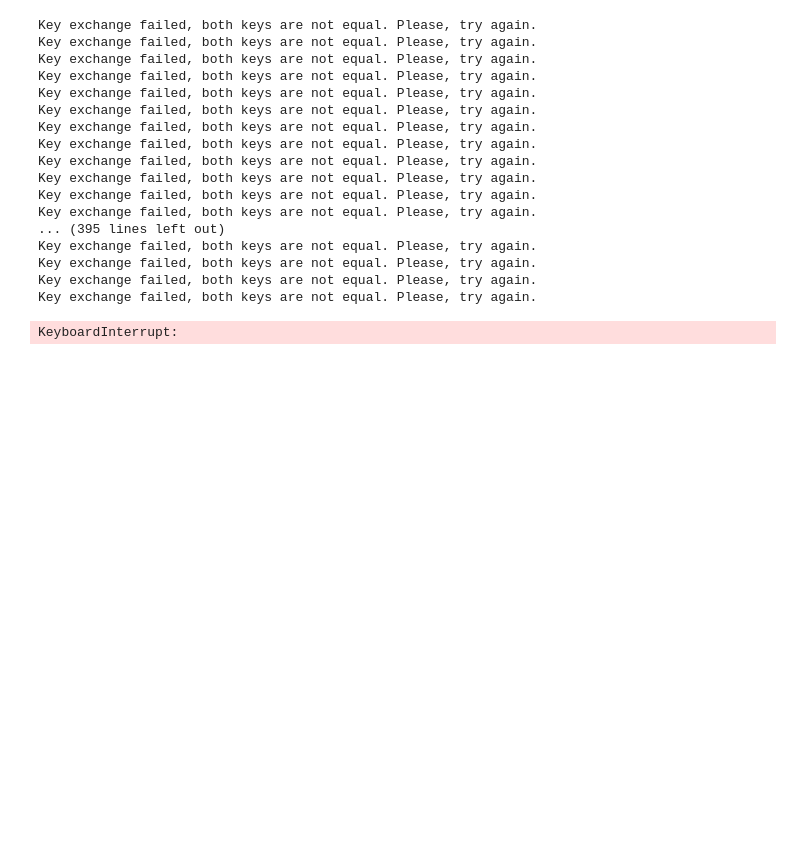
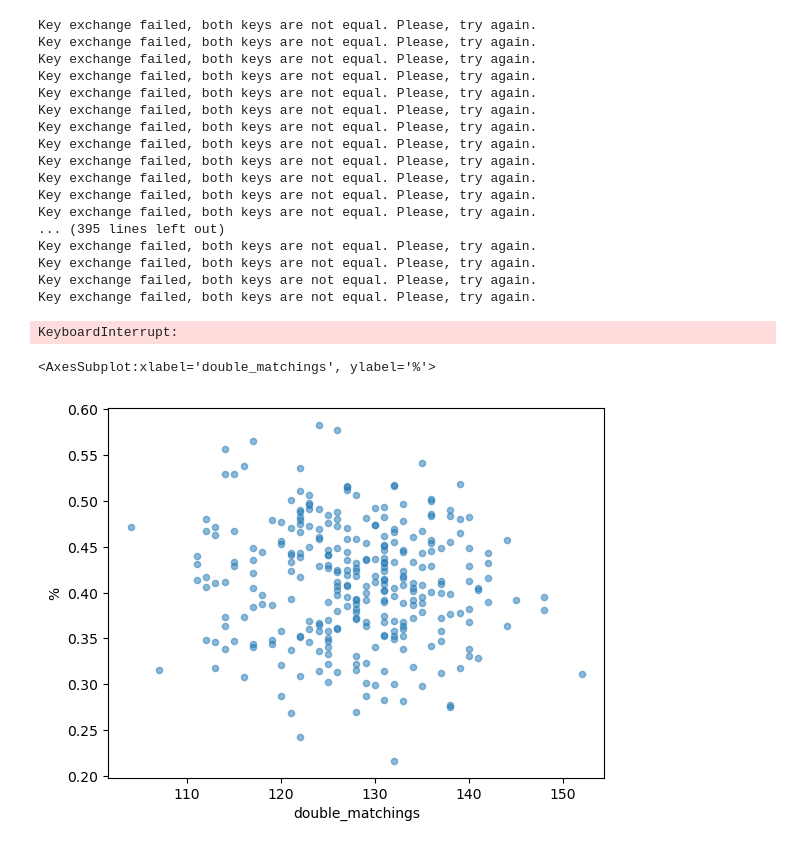
Before and after one commit to D-Cryp7/FramesQKD, a Jupyter notebook: LL20/run.ipynb, the cells around one changed output. Saved outputs shown, nothing was run; the diff lists cells and outputs as text; code cells hidden in the pictures; blank space fills up the shorter version.

Commit message:
Add results

```diff
--- a/LL20/run.ipynb
+++ b/LL20/run.ipynb
@@ -158,3 +158,9 @@ Key exchange failed, both keys are not equal. Please, try again.
 Key exchange failed, both keys are not equal. Please, try again.
 Key exchange failed, both keys are not equal. Please, try again.
 KeyboardInterrupt:
+# %%
+df = pd.read_csv("results_error_free.csv")
+df.plot.scatter(x = "double_matchings", y = "%", alpha = 0.5)
+# %% [output]
+<AxesSubplot:xlabel='double_matchings', ylabel='%'>
+[figure, added]
```
Also changed, not shown: 3 other files.
